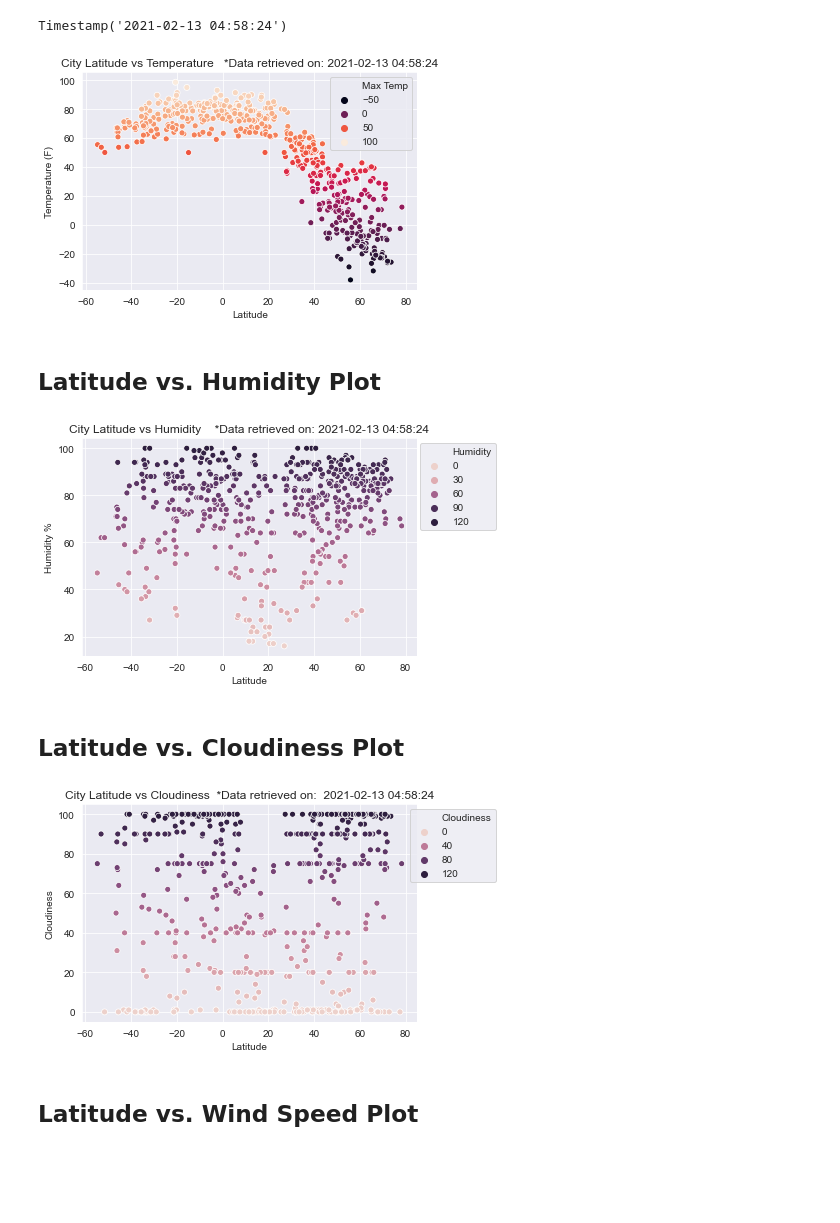
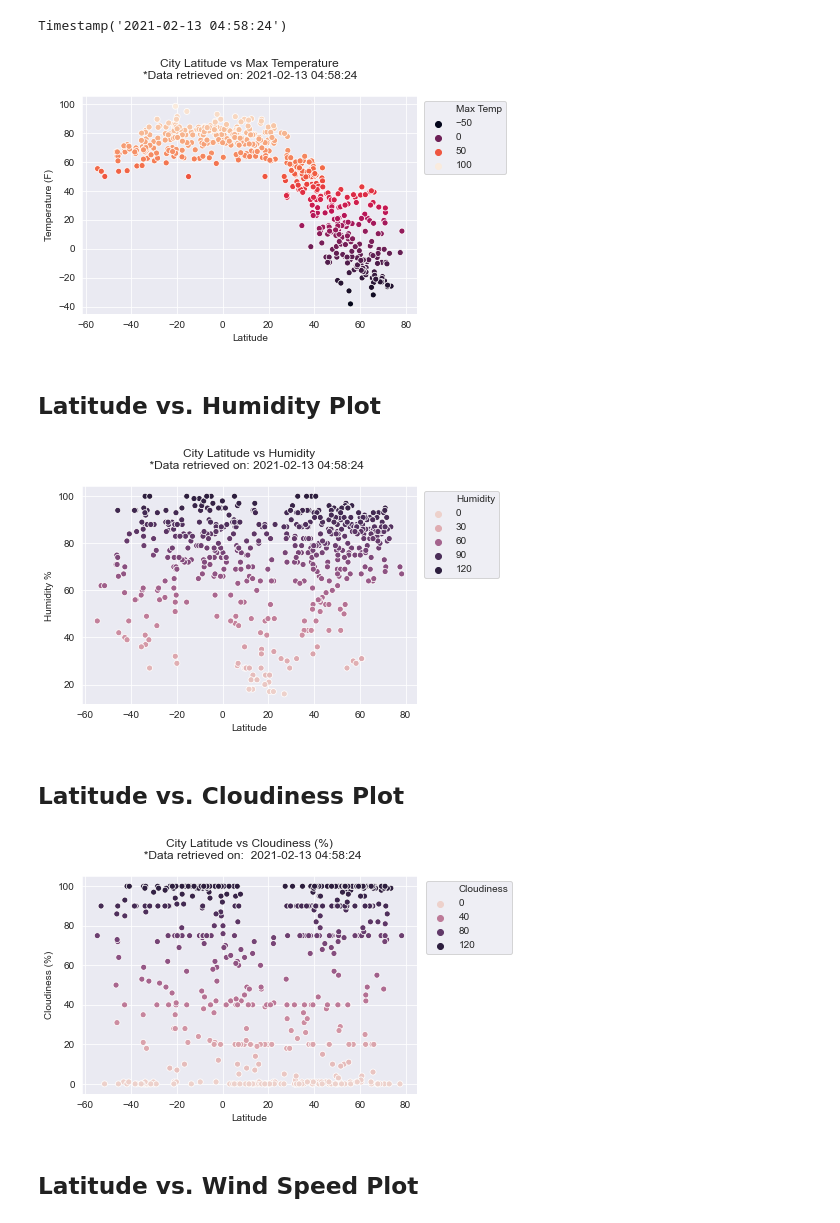
Before and after one commit to Leonidesguerra/python-api-challenge, a Jupyter notebook: WeatherPy.ipynb, the cells around one changed output. Saved outputs shown, nothing was run; the diff lists cells and outputs as text; code cells hidden in the pictures; blank space fills up the shorter version.

```diff
--- a/WeatherPy.ipynb
+++ b/WeatherPy.ipynb
@@ -168,14 +168,16 @@ Timestamp('2021-02-13 04:58:24')
 # %%
 
 sns.scatterplot(x=cw_df['Lat'], y=cw_df['Max Temp'], hue= cw_df['Max Temp'], palette ="rocket")
 sns.color_palette("rocket")
 sns.set_style("darkgrid")
 plt.ylabel('Temperature (F)')
 plt.xlabel('Latitude')
-plt.title(f"City Latitude vs Temperature   *Data retrieved on: {date}")
+plt.title(f"City Latitude vs Max Temperature\n*Data retrieved on: {date}\n")
+plt.legend(loc='upper right', bbox_to_anchor=(1.28, 1))
+plt.savefig('output_data/lat_vs_temp.png',bbox_inches='tight')
 plt.show()
 # %% [output]
-[figure, old version]
+[figure, new version]
 # %% [markdown]
 ## Latitude vs. Humidity Plot
 # %%
@@ -184,26 +186,26 @@ sns.color_palette("magma")
 sns.set_style("darkgrid")
 plt.ylabel('Humidity %')
 plt.xlabel('Latitude')
-plt.title(f"City Latitude vs Humidity    *Data retrieved on: {date}")
-plt.legend(loc='upper right', bbox_to_anchor=(1.25, 1))
-
+plt.title(f"City Latitude vs Humidity\n    *Data retrieved on: {date}\n")
+plt.legend(loc='upper right', bbox_to_anchor=(1.26, 1))
+plt.savefig('output_data/lat_vs_hum.png',bbox_inches='tight')
 plt.show()
 # %% [output]
-[figure, old version]
+[figure, new version]
 # %% [markdown]
 ## Latitude vs. Cloudiness Plot
 # %%
 sns.scatterplot(x=cw_df['Lat'], y=cw_df['Cloudiness'], hue= cw_df['Cloudiness'])
 sns.color_palette("magma")
 sns.set_style("darkgrid")
-plt.ylabel('Cloudiness')
+plt.ylabel('Cloudiness (%)')
 plt.xlabel('Latitude')
-plt.title(f"City Latitude vs Cloudiness  *Data retrieved on:  {date}")
-plt.legend(loc='upper right', bbox_to_anchor=(1.25, 1))
-
+plt.title(f"City Latitude vs Cloudiness (%)\n  *Data retrieved on:  {date}\n")
+plt.legend(loc='upper right', bbox_to_anchor=(1.3, 1))
+plt.savefig('output_data/lat_vs_cloud.png',bbox_inches='tight')
 plt.show()
 # %% [output]
-[figure, old version]
+[figure, new version]
 # %% [markdown]
 ## Latitude vs. Wind Speed Plot
 # %%
```
Also changed, not shown: parts of 9 cells of this notebook, 13 other files.
